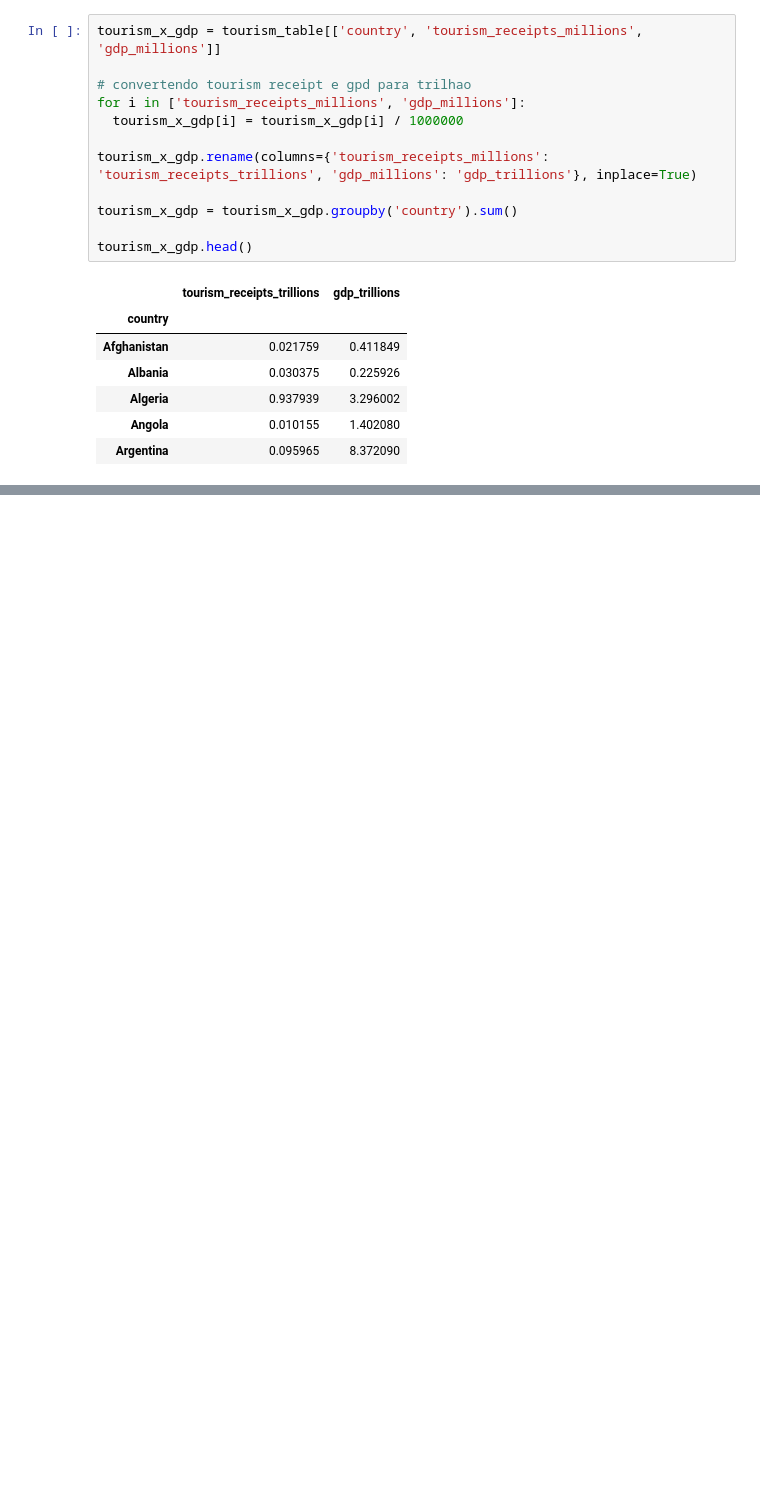
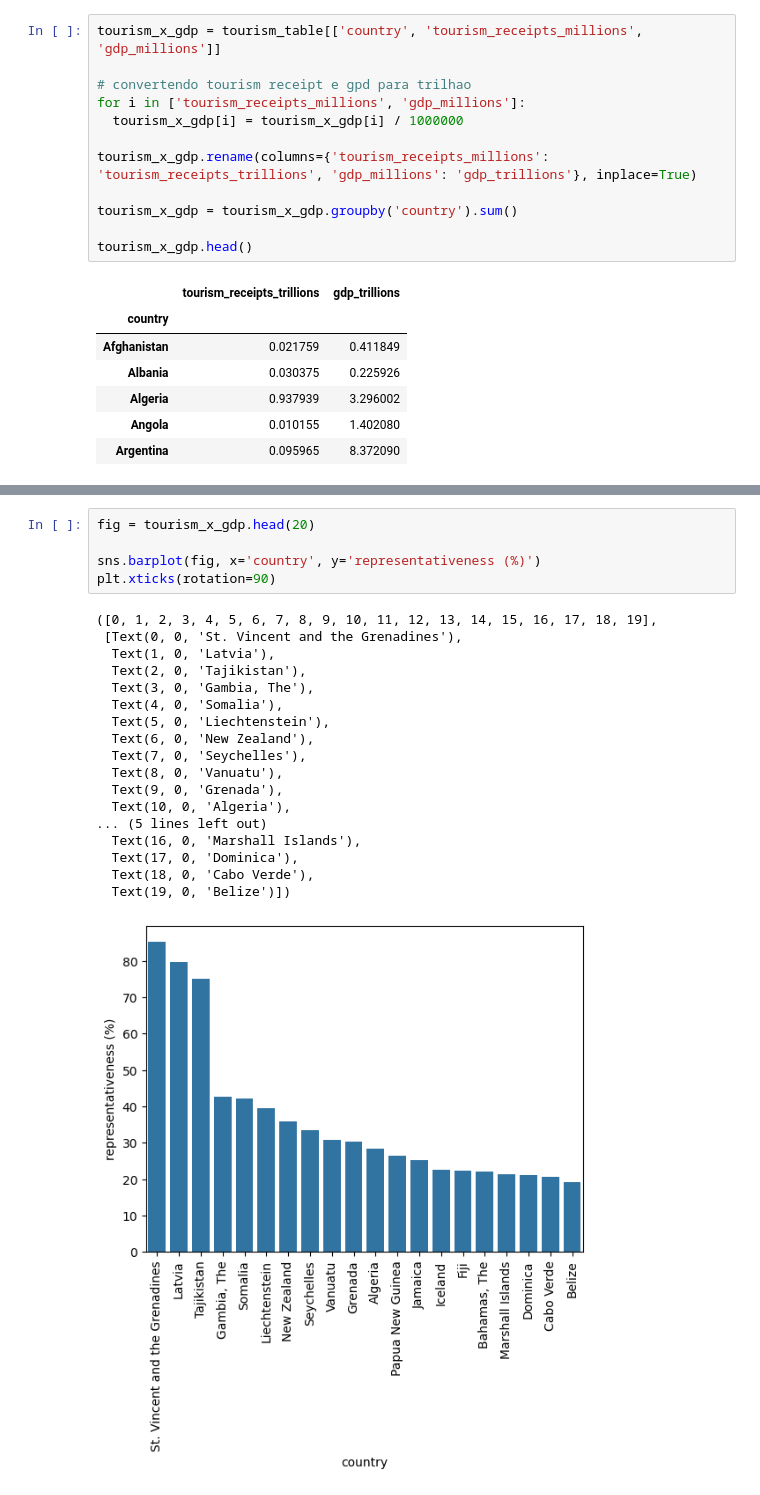
Before and after one commit to Gabs72P/Analise-da-economia-do-turismo-mundial, a Jupyter notebook: Projeto_Turismo.ipynb, the cells around one changed output, grey strips where cells are left out. Cells and saved outputs as stored; diff of their text form; blank space fills up the shorter version.

```diff
--- a/Projeto_Turismo.ipynb
+++ b/Projeto_Turismo.ipynb
@@ -518,0 +513,24 @@ Varios paises tem o turismo como grande fonte de receita, porem o campeão é S
+# %%
+fig = tourism_x_gdp.head(20)
+
+sns.barplot(fig, x='country', y='representativeness (%)')
+plt.xticks(rotation=90)
+# %% [output]
+([0, 1, 2, 3, 4, 5, 6, 7, 8, 9, 10, 11, 12, 13, 14, 15, 16, 17, 18, 19],
+ [Text(0, 0, 'St. Vincent and the Grenadines'),
+  Text(1, 0, 'Latvia'),
+  Text(2, 0, 'Tajikistan'),
+  Text(3, 0, 'Gambia, The'),
+  Text(4, 0, 'Somalia'),
+  Text(5, 0, 'Liechtenstein'),
+  Text(6, 0, 'New Zealand'),
+  Text(7, 0, 'Seychelles'),
+  Text(8, 0, 'Vanuatu'),
+  Text(9, 0, 'Grenada'),
+  Text(10, 0, 'Algeria'),
+... (5 lines left out)
+  Text(16, 0, 'Marshall Islands'),
+  Text(17, 0, 'Dominica'),
+  Text(18, 0, 'Cabo Verde'),
+  Text(19, 0, 'Belize')])
+[figure, added]
```
Also changed, not shown: parts of 4 cells of this notebook.
